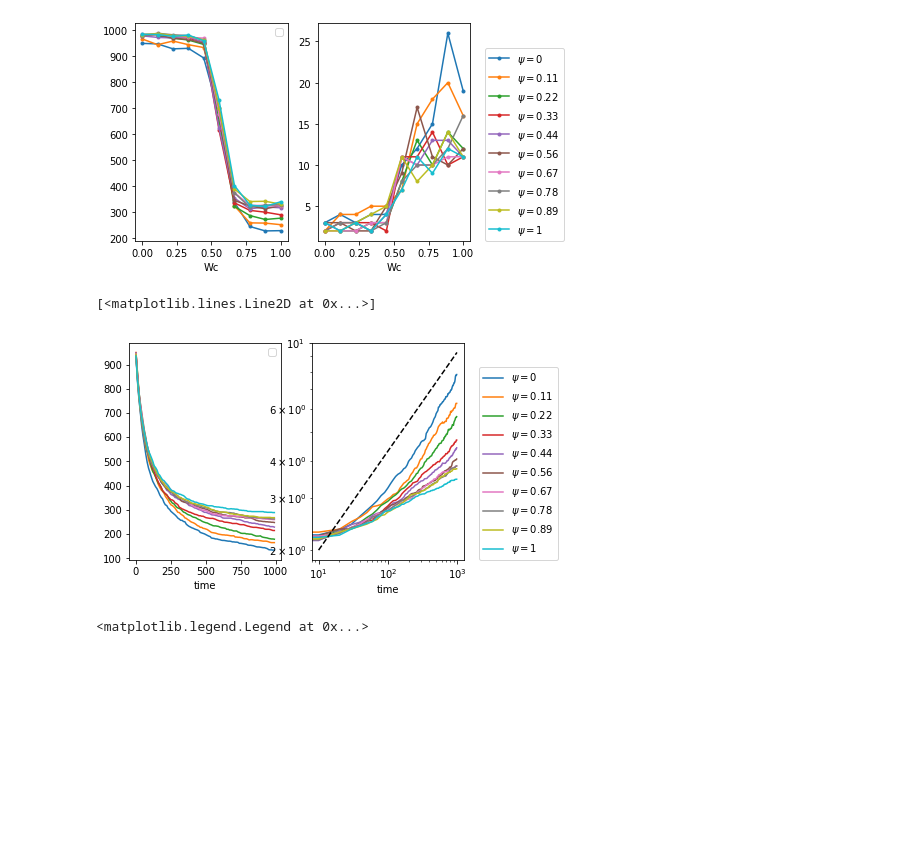
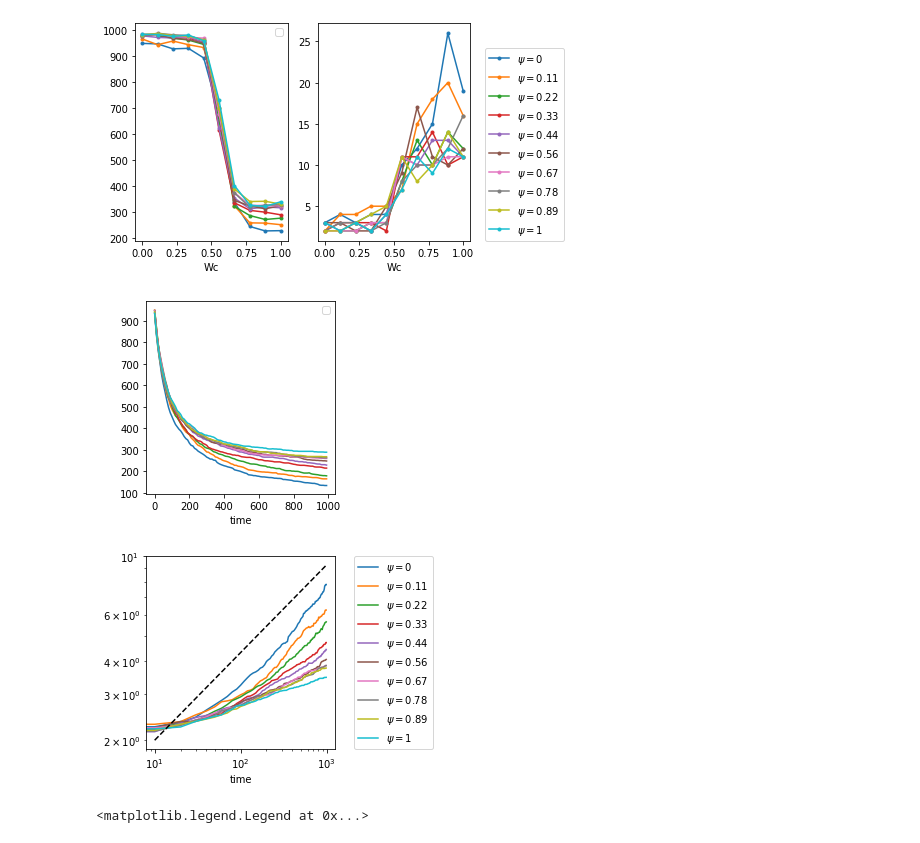
Before and after one commit to RudgeLab/killifish, a Jupyter notebook: notebooks/Clusters_param_scan.ipynb, the cells around one changed output. Cells and saved outputs as stored; diff of their text form; code cells hidden in the pictures; blank space fills up the shorter version.

```diff
--- a/notebooks/Clusters_param_scan.ipynb
+++ b/notebooks/Clusters_param_scan.ipynb
@@ -120,19 +120,19 @@ axs[1].legend(legend, loc=(1.1,0))
 <matplotlib.legend.Legend at 0x...>
 [figure]
 # %%
-fig,axs = plt.subplots(1,2)
+fig,axs = plt.subplots(2,1, figsize=(5,7))
 df_Wc1 = df[df.Wc==1]
 grouped = df_Wc1.groupby('psi')
 for psi,g in grouped:
     g.sort_values('time').plot(x='time', y='number', ax=axs[0], loglog=False)
     g.sort_values('time').plot(x='time', y='mean_size', ax=axs[1], loglog=True)
 legend = ['$\psi=%0.2g$'%psi for psi,g in grouped]
 axs[0].legend([])
 axs[1].legend(legend, loc=(1.1,0))
 axs[1].plot([1e1,1e3], [2e0, 10**(np.log10(2)+2/3)], 'k--')
+plt.tight_layout()
 # %% [output]
-[<matplotlib.lines.Line2D at 0x...>]
-[figure, old version]
+[figure, new version]
 # %%
 df1 = df[df.Wc==1][df.psi==1]
 df2 = df[df.Wc==1][df.psi==0]
```
Also changed, not shown: parts of 5 cells of this notebook.
